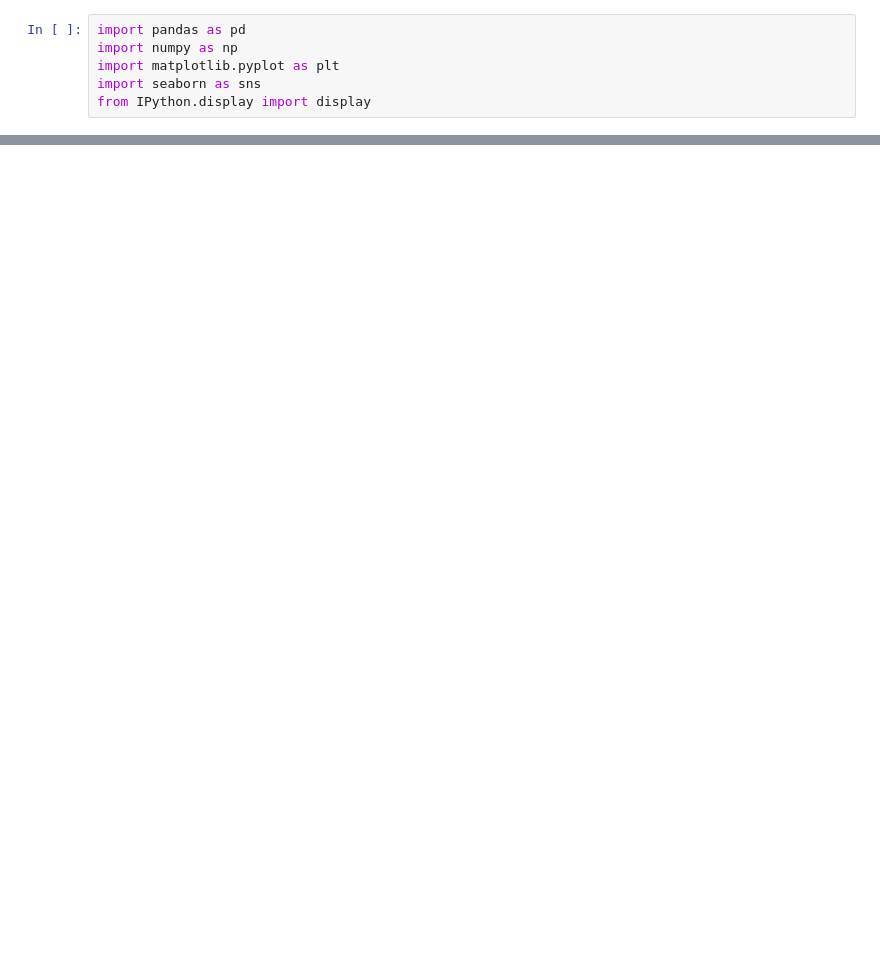
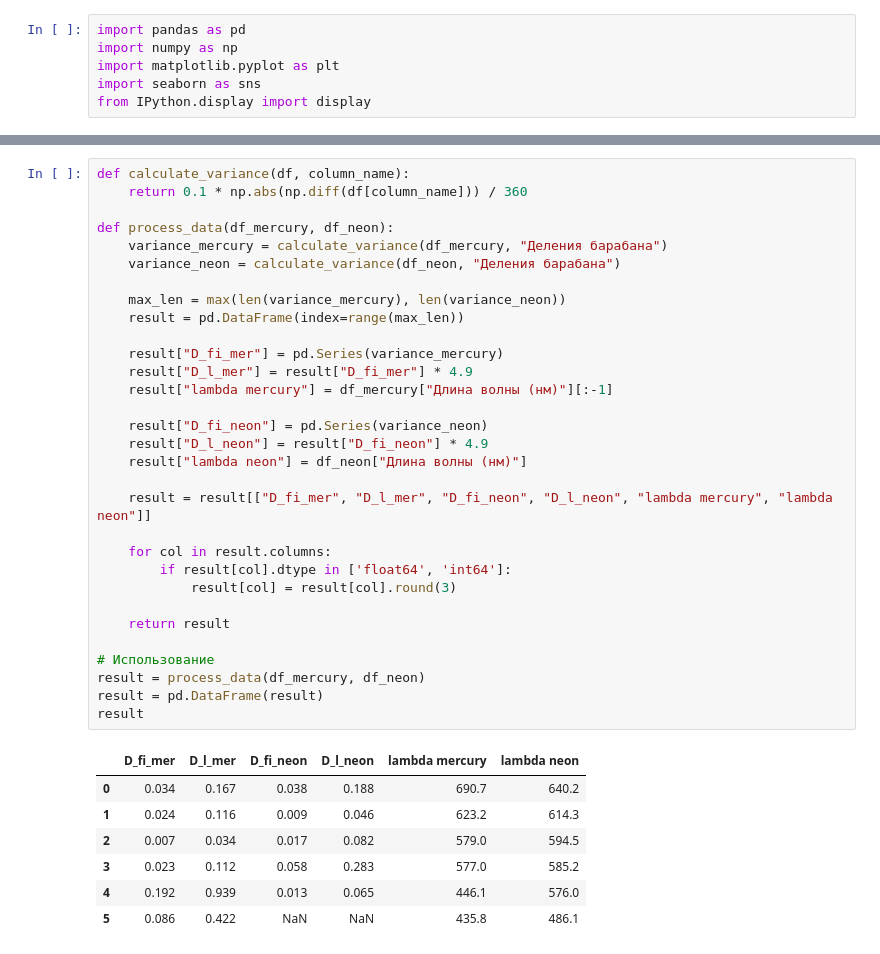
Before and after one commit to replicaCortex/Keres, a Jupyter notebook: Physics/2Lab.ipynb, the cells around one changed output, grey strips where cells are left out. Drawn from its saved outputs; the diff is of its cells as text; blank space fills up the shorter version.

```diff
--- a/Physics/2Lab.ipynb
+++ b/Physics/2Lab.ipynb
@@ -52,3 +81,42 @@ display(df_mercury)
+# %%
+def calculate_variance(df, column_name):
+    return 0.1 * np.abs(np.diff(df[column_name])) / 360
+
+def process_data(df_mercury, df_neon):
+    variance_mercury = calculate_variance(df_mercury, "Деления барабана")
+    variance_neon = calculate_variance(df_neon, "Деления барабана")
+
+    max_len = max(len(variance_mercury), len(variance_neon))
+    result = pd.DataFrame(index=range(max_len))
+
+    result["D_fi_mer"] = pd.Series(variance_mercury)
+    result["D_l_mer"] = result["D_fi_mer"] * 4.9
+    result["lambda mercury"] = df_mercury["Длина волны (нм)"][:-1]
+
+    result["D_fi_neon"] = pd.Series(variance_neon)
+    result["D_l_neon"] = result["D_fi_neon"] * 4.9
+    result["lambda neon"] = df_neon["Длина волны (нм)"]
+
+    result = result[["D_fi_mer", "D_l_mer", "D_fi_neon", "D_l_neon", "lambda mercury", "lambda neon"]]
+
+    for col in result.columns:
+        if result[col].dtype in ['float64', 'int64']:
+            result[col] = result[col].round(3)
+
+    return result
+
+# Использование
+result = process_data(df_mercury, df_neon)
+result = pd.DataFrame(result)
+result
+# %% [output]
+|  | D_fi_mer | D_l_mer | D_fi_neon | D_l_neon | lambda mercury | lambda neon |
+| 0 | 0.034 | 0.167 | 0.038 | 0.188 | 690.7 | 640.2 |
+| 1 | 0.024 | 0.116 | 0.009 | 0.046 | 623.2 | 614.3 |
+| 2 | 0.007 | 0.034 | 0.017 | 0.082 | 579.0 | 594.5 |
+| 3 | 0.023 | 0.112 | 0.058 | 0.283 | 577.0 | 585.2 |
+| 4 | 0.192 | 0.939 | 0.013 | 0.065 | 446.1 | 576.0 |
+| 5 | 0.086 | 0.422 | NaN | NaN | 435.8 | 486.1 |
 # %%
 fig, ax = plt.subplots(figsize=(10, 5))
 sns.lineplot(data=df_mercury, y="Длина волны (нм)", x="Деления барабана", ax=ax)
```
Also changed, not shown: parts of 7 cells of this notebook.
